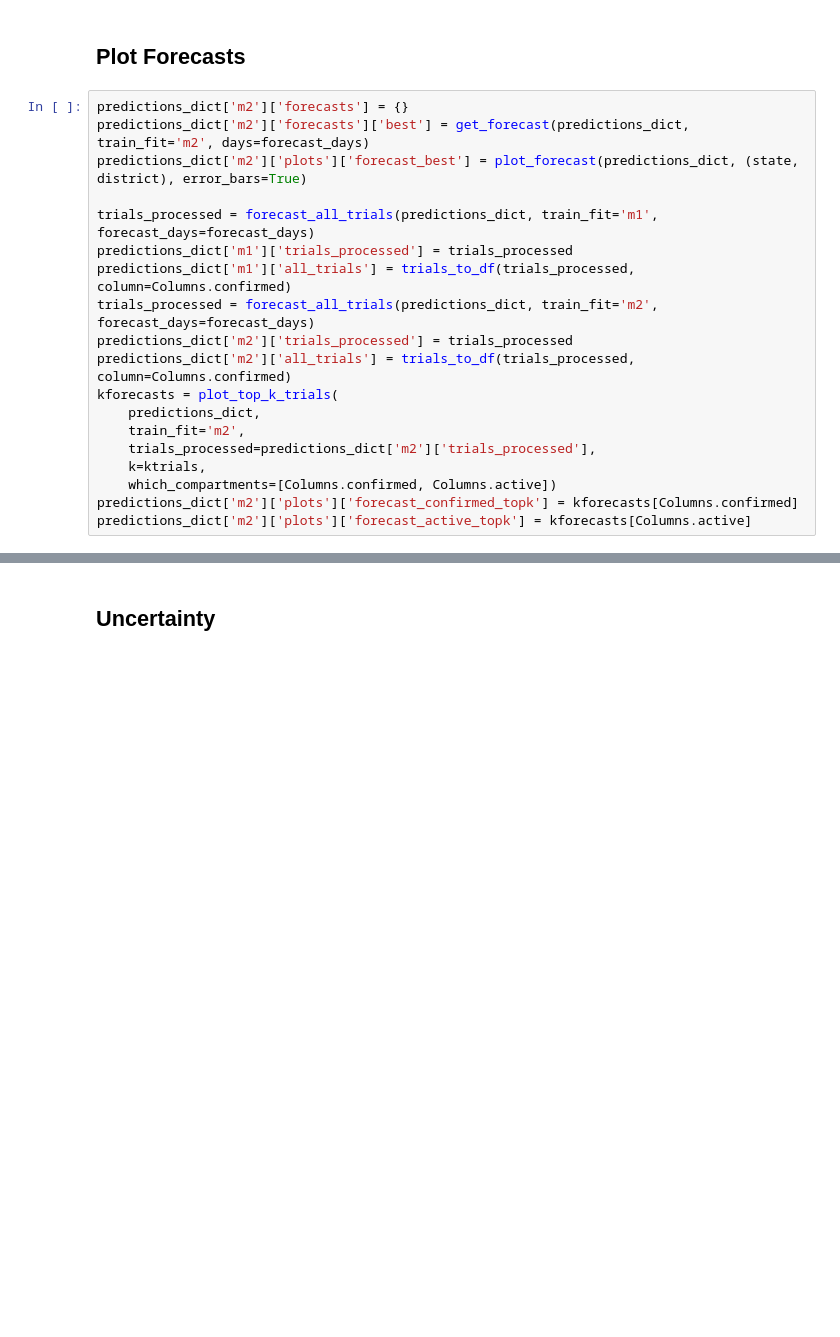
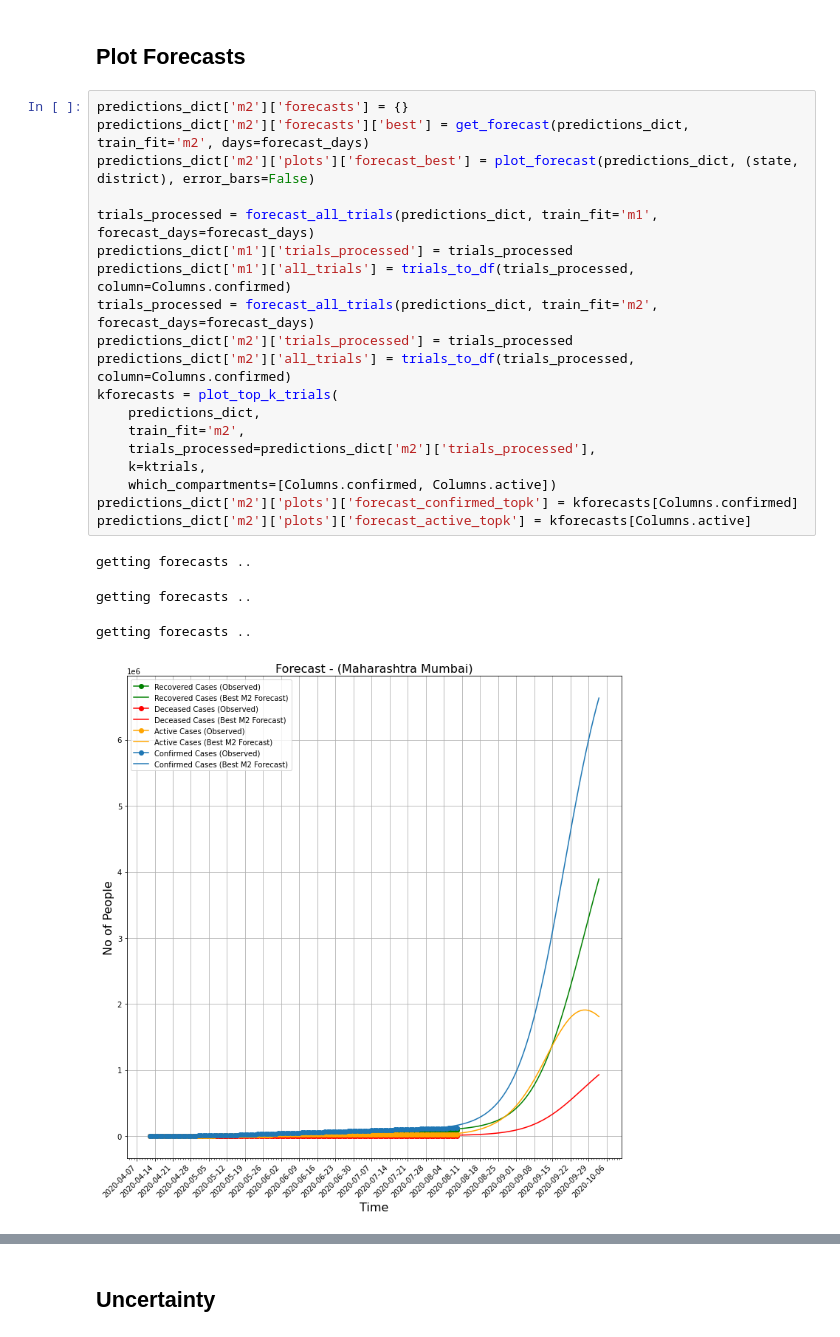
Before and after one commit to WadhwaniAI/covid-modelling, a Jupyter notebook: notebooks/seir/[STABLE] generate_report_mcmc.ipynb, the cells around one changed output, grey strips where cells are left out. Saved outputs shown, nothing was run; the diff lists cells and outputs as text; blank space fills up the shorter version.

```diff
--- a/notebooks/seir/[STABLE] generate_report_mcmc.ipynb
+++ b/notebooks/seir/[STABLE] generate_report_mcmc.ipynb
@@ -91,19 +194,24 @@ predictions_dict['m2']['df_loss']
 # %%
 predictions_dict['m2']['forecasts'] = {}
 predictions_dict['m2']['forecasts']['best'] = get_forecast(predictions_dict, train_fit='m2', days=forecast_days)
-predictions_dict['m2']['plots']['forecast_best'] = plot_forecast(predictions_dict, (state, district), error_bars=True)
+predictions_dict['m2']['plots']['forecast_best'] = plot_forecast(predictions_dict, (state, district), error_bars=False)
 
 trials_processed = forecast_all_trials(predictions_dict, train_fit='m1', forecast_days=forecast_days)
 predictions_dict['m1']['trials_processed'] = trials_processed
 predictions_dict['m1']['all_trials'] = trials_to_df(trials_processed, column=Columns.confirmed)
 trials_processed = forecast_all_trials(predictions_dict, train_fit='m2', forecast_days=forecast_days)
 predictions_dict['m2']['trials_processed'] = trials_processed
 predictions_dict['m2']['all_trials'] = trials_to_df(trials_processed, column=Columns.confirmed)
 kforecasts = plot_top_k_trials(
     predictions_dict,
     train_fit='m2',
     trials_processed=predictions_dict['m2']['trials_processed'],
     k=ktrials,
     which_compartments=[Columns.confirmed, Columns.active])
 predictions_dict['m2']['plots']['forecast_confirmed_topk'] = kforecasts[Columns.confirmed]
 predictions_dict['m2']['plots']['forecast_active_topk'] = kforecasts[Columns.active]
+# %% [output]
+getting forecasts ..
+getting forecasts ..
+getting forecasts ..
+[figure, added]
```
Also changed, not shown: parts of 16 cells of this notebook, 5 other files.
